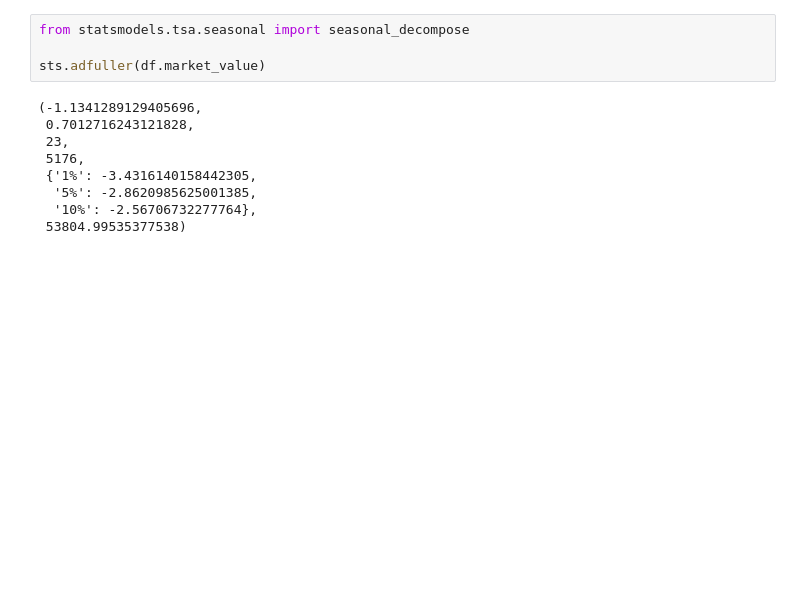
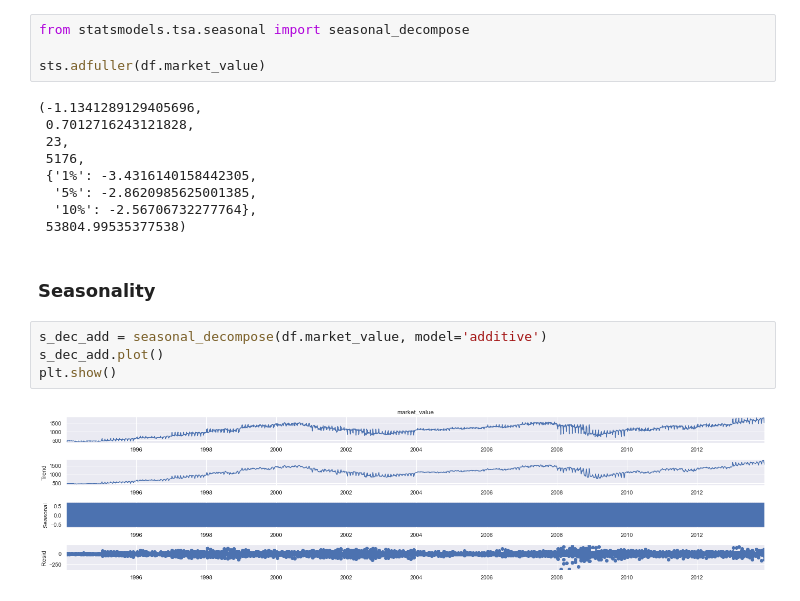
Before and after one commit to dissagaliyeva/python, a Jupyter notebook: time_series/tta-course/1.intro_to_tta.ipynb, the cells around one changed output. Cells and saved outputs as stored; diff of their text form; blank space fills up the shorter version.

```diff
--- a/time_series/tta-course/1.intro_to_tta.ipynb
+++ b/time_series/tta-course/1.intro_to_tta.ipynb
@@ -237,3 +237,11 @@ sts.adfuller(df.market_value)
   '5%': -2.8620985625001385,
   '10%': -2.56706732277764},
  53804.99535377538)
+# %% [markdown]
+### Seasonality
+# %%
+s_dec_add = seasonal_decompose(df.market_value, model='additive')
+s_dec_add.plot()
+plt.show()
+# %% [output]
+[figure, added]
```
Also changed, not shown: parts of 8 cells of this notebook, 1 other file.
